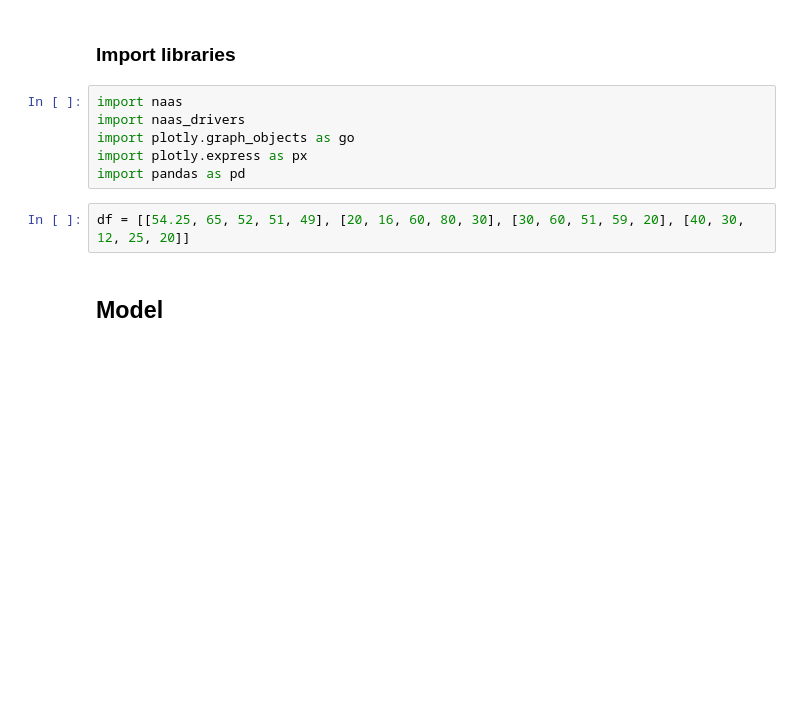
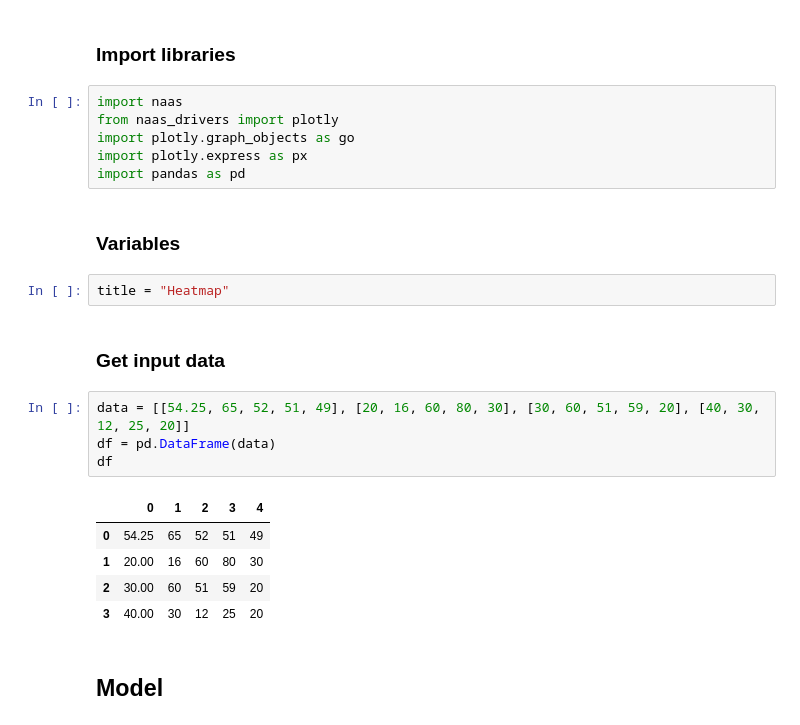
Before and after one commit to jupyter-naas/awesome-notebooks, a Jupyter notebook: Plotly/Plotly_Heatmap.ipynb, the cells around one changed output. Saved outputs shown, nothing was run; the diff lists cells and outputs as text; blank space fills up the shorter version.

Commit message:
feat: create plotly driver for linechart (#256)
* feat: create plotly driver for linechart

* feat: create heatmap driver

Co-authored-by: FlorentLvr <florent.ravenel1@gmail.com>

```diff
--- a/Plotly/Plotly_Heatmap.ipynb
+++ b/Plotly/Plotly_Heatmap.ipynb
@@ -11,11 +11,25 @@
 ### Import libraries
 # %%
 import naas
-import naas_drivers
+from naas_drivers import plotly
 import plotly.graph_objects as go
 import plotly.express as px
 import pandas as pd
+# %% [markdown]
+### Variables
+# %%
+title = "Heatmap"
+# %% [markdown]
+### Get input data
 # %%
-df = [[54.25, 65, 52, 51, 49], [20, 16, 60, 80, 30], [30, 60, 51, 59, 20], [40, 30, 12, 25, 20]]
+data = [[54.25, 65, 52, 51, 49], [20, 16, 60, 80, 30], [30, 60, 51, 59, 20], [40, 30, 12, 25, 20]]
+df = pd.DataFrame(data)
+df
+# %% [output]
+|  | 0 | 1 | 2 | 3 | 4 |
+| 0 | 54.25 | 65 | 52 | 51 | 49 |
+| 1 | 20.00 | 16 | 60 | 80 | 30 |
+| 2 | 30.00 | 60 | 51 | 59 | 20 |
+| 3 | 40.00 | 30 | 12 | 25 | 20 |
 # %% [markdown]
 ## Model
```
Also changed, not shown: parts of 5 cells of this notebook, 3 other files.
